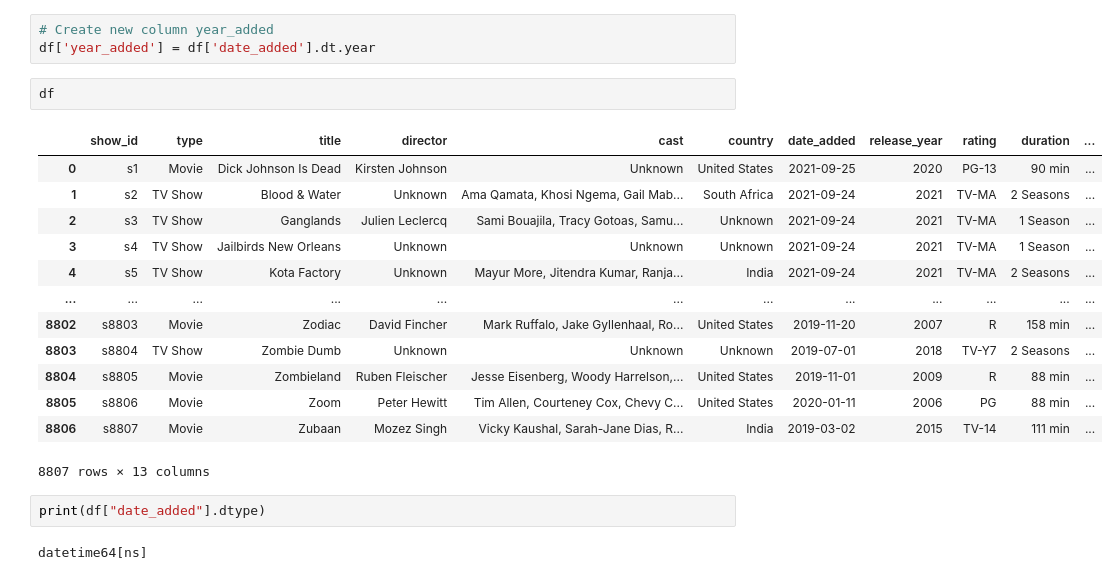
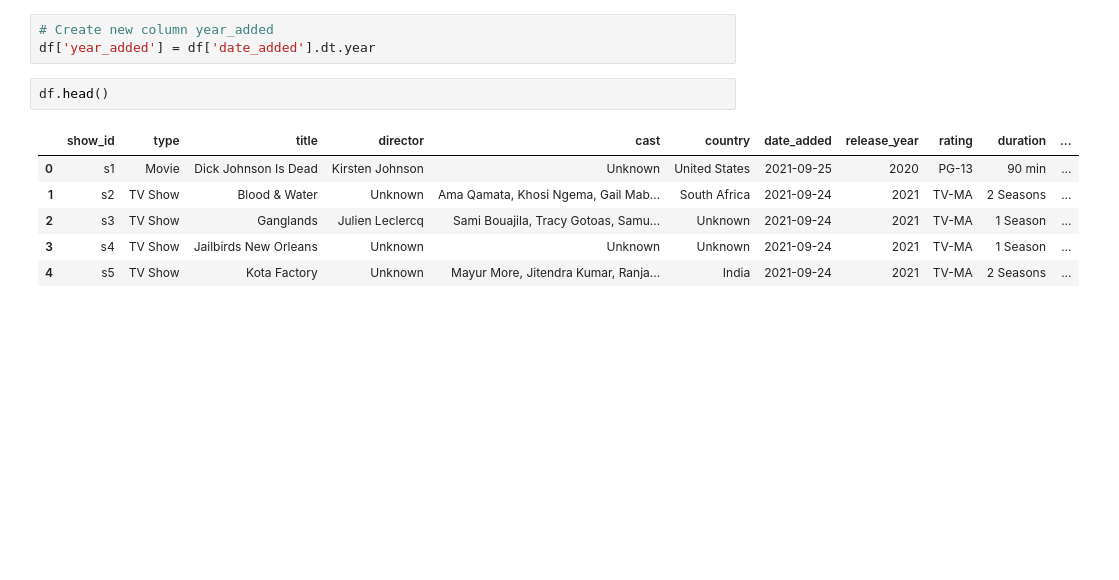
Before and after one commit to bhumipandey06/NetflixDAProject, a Jupyter notebook: Netflix DA Project.ipynb, the cells around one changed output. Saved outputs shown, nothing was run; the diff lists cells and outputs as text; blank space fills up the shorter version.

```diff
--- a/Netflix DA Project.ipynb
+++ b/Netflix DA Project.ipynb
@@ -118,22 +118,11 @@ df["date_added"] = pd.to_datetime(df["date_added"], errors="coerce")
 # Create new column year_added
 df['year_added'] = df['date_added'].dt.year
 # %%
-df
+df.head()
 # %% [output]
 |  | show_id | type | title | director | cast | country | date_added | release_year | rating | duration | ... |
 | 0 | s1 | Movie | Dick Johnson Is Dead | Kirsten Johnson | Unknown | United States | 2021-09-25 | 2020 | PG-13 | 90 min | ... |
 | 1 | s2 | TV Show | Blood & Water | Unknown | Ama Qamata, Khosi Ngema, Gail Mab... | South Africa | 2021-09-24 | 2021 | TV-MA | 2 Seasons | ... |
 | 2 | s3 | TV Show | Ganglands | Julien Leclercq | Sami Bouajila, Tracy Gotoas, Samu... | Unknown | 2021-09-24 | 2021 | TV-MA | 1 Season | ... |
 | 3 | s4 | TV Show | Jailbirds New Orleans | Unknown | Unknown | Unknown | 2021-09-24 | 2021 | TV-MA | 1 Season | ... |
 | 4 | s5 | TV Show | Kota Factory | Unknown | Mayur More, Jitendra Kumar, Ranja... | India | 2021-09-24 | 2021 | TV-MA | 2 Seasons | ... |
-| ... | ... | ... | ... | ... | ... | ... | ... | ... | ... | ... | ... |
-| 8802 | s8803 | Movie | Zodiac | David Fincher | Mark Ruffalo, Jake Gyllenhaal, Ro... | United States | 2019-11-20 | 2007 | R | 158 min | ... |
-| 8803 | s8804 | TV Show | Zombie Dumb | Unknown | Unknown | Unknown | 2019-07-01 | 2018 | TV-Y7 | 2 Seasons | ... |
-| 8804 | s8805 | Movie | Zombieland | Ruben Fleischer | Jesse Eisenberg, Woody Harrelson,... | United States | 2019-11-01 | 2009 | R | 88 min | ... |
-| 8805 | s8806 | Movie | Zoom | Peter Hewitt | Tim Allen, Courteney Cox, Chevy C... | United States | 2020-01-11 | 2006 | PG | 88 min | ... |
-| 8806 | s8807 | Movie | Zubaan | Mozez Singh | Vicky Kaushal, Sarah-Jane Dias, R... | India | 2019-03-02 | 2015 | TV-14 | 111 min | ... |
-8807 rows × 13 columns
-# %%
-print(df["date_added"].dtype)
-# %% [output]
-datetime64[ns]
```
Also changed, not shown: parts of 4 cells of this notebook.
